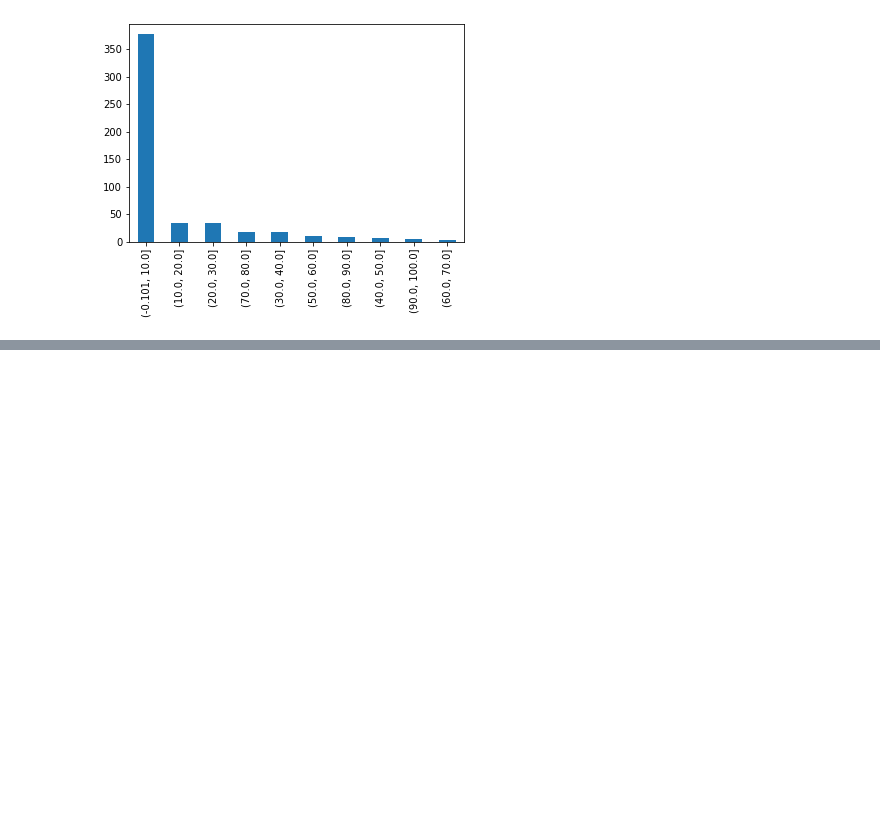
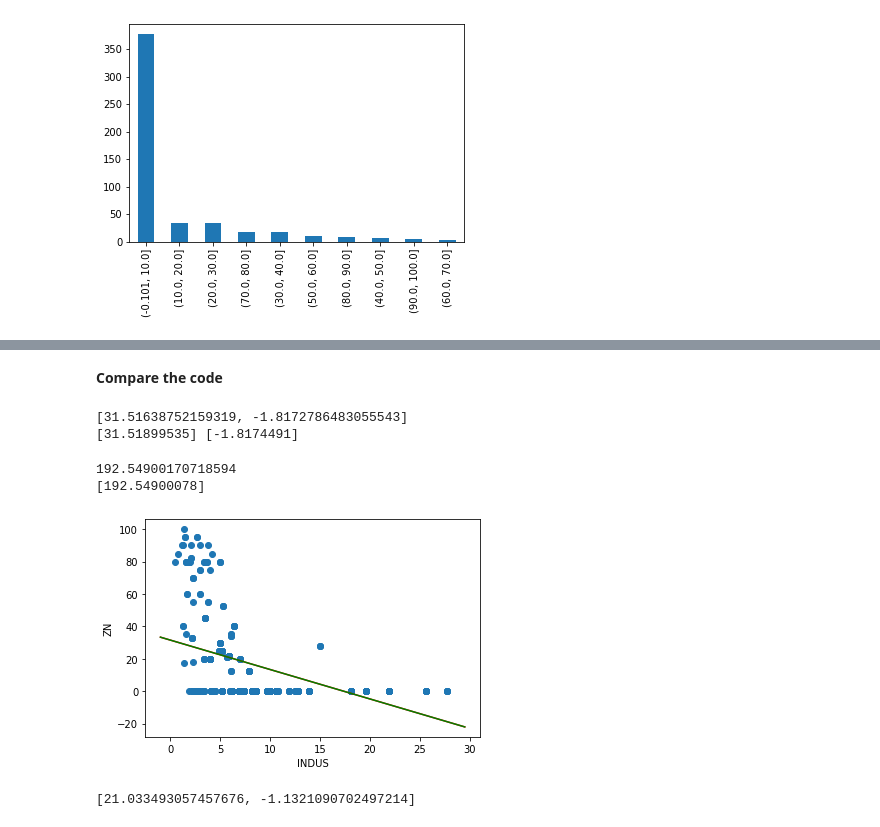
Before and after one commit to NihilisticMotif/Data-Science-Documentation, a Jupyter notebook: Data-Science-Documentation/Project/ReverseEngineer_DataScience_Project/KaggleProject01_BostonHousing_by_TOLGAHANCEPEL.ipynb, the cells around one changed output, grey strips where cells are left out. Drawn from its saved outputs; the diff is of its cells as text; code cells hidden in the pictures; blank space fills up the shorter version.

```diff
--- a/Data-Science-Documentation/Project/ReverseEngineer_DataScience_Project/KaggleProject01_BostonHousing_by_TOLGAHANCEPEL.ipynb
+++ b/Data-Science-Documentation/Project/ReverseEngineer_DataScience_Project/KaggleProject01_BostonHousing_by_TOLGAHANCEPEL.ipynb
@@ -171,0 +329,43 @@ plt.grid()
+# %% [markdown]
+**Compare the code**
+# %%
+print(h_i)
+# [31.51638752159319, -1.8172786483055543]
+
+from sklearn.linear_model import LinearRegression
+
+regr = LinearRegression()
+
+regr.fit(np.array(df[name00]).reshape(-1, 1), np.array(df[name01]).reshape(-1, 1))
+
+print(regr.intercept_,regr.coef_[0])
+# [31.51899535] [-1.8174491]
+# %% [output]
+[31.51638752159319, -1.8172786483055543]
+[31.51899535] [-1.8174491]
+# %%
+def LineR_Evaluation(data,Vector):
+  sigma =0
+  for i in range(data[0].shape[0]):
+    sigma +=pow((data[0].iloc[i]*Vector[1]+Vector[0]-data[1].iloc[i]),2)
+  return (1/(2*data[0].shape[0]))*sigma
+
+print(LineR_Evaluation([df[name00], df[name01]],h_i))
+print(LineR_Evaluation([df[name00], df[name01]],[regr.intercept_,regr.coef_[0]]))
+# %% [output]
+192.54900170718594
+[192.54900078]
+# %%
+plt.scatter(df[name00],df[name01])
+xline=np.arange(-1, 30, 0.5)
+plt.plot(xline,xline*h_i[1]+h_i[0],color='red')
+plt.plot(xline,xline*regr.coef_[0]+regr.intercept_,color='green')
+plt.xlabel(name00)
+plt.ylabel(name01)
+plt.show()
+# %% [output]
+[figure, added]
+# %%
+print(h_i)
+# %% [output]
+[21.033493057457676, -1.1321090702497214]
```
Also changed, not shown: parts of 30 cells of this notebook.
